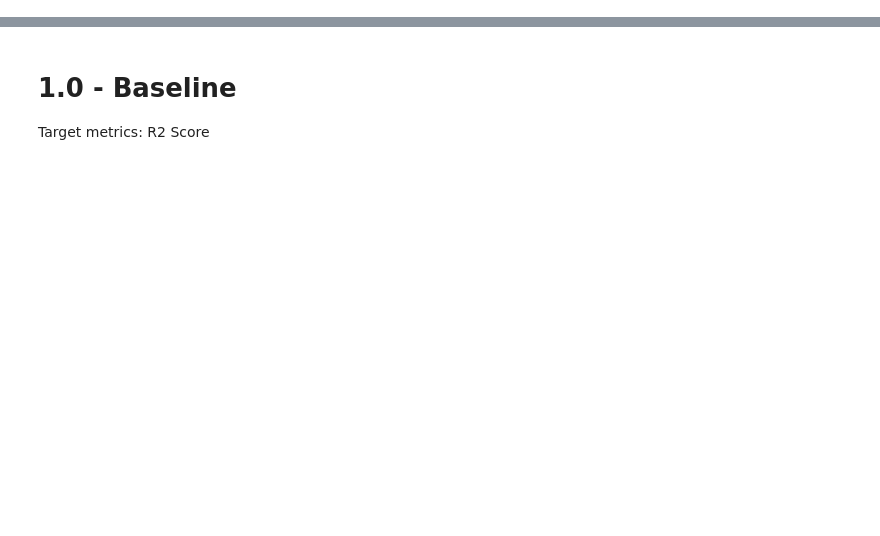
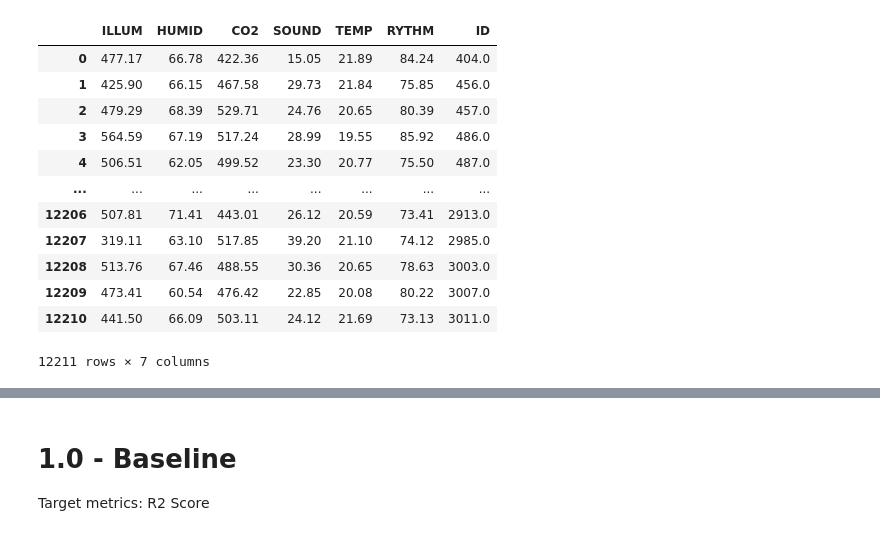
Before and after one commit to MaksonViini/Data-Science-Projects, a Jupyter notebook: Maratona Behind the Code 2021/02_Quanam/quanam.ipynb, the cells around one changed output, grey strips where cells are left out. Drawn from its saved outputs; the diff is of its cells as text; code cells hidden in the pictures; blank space fills up the shorter version.

```diff
--- a/Maratona Behind the Code 2021/02_Quanam/quanam.ipynb
+++ b/Maratona Behind the Code 2021/02_Quanam/quanam.ipynb
@@ -21 +60,17 @@ df = pd.DataFrame(list_json)
 df = df.astype(float)
+# %%
+df
+# %% [output]
+|  | ILLUM | HUMID | CO2 | SOUND | TEMP | RYTHM | ID |
+| 0 | 477.17 | 66.78 | 422.36 | 15.05 | 21.89 | 84.24 | 404.0 |
+| 1 | 425.90 | 66.15 | 467.58 | 29.73 | 21.84 | 75.85 | 456.0 |
+| 2 | 479.29 | 68.39 | 529.71 | 24.76 | 20.65 | 80.39 | 457.0 |
+| 3 | 564.59 | 67.19 | 517.24 | 28.99 | 19.55 | 85.92 | 486.0 |
+| 4 | 506.51 | 62.05 | 499.52 | 23.30 | 20.77 | 75.50 | 487.0 |
+| ... | ... | ... | ... | ... | ... | ... | ... |
+| 12206 | 507.81 | 71.41 | 443.01 | 26.12 | 20.59 | 73.41 | 2913.0 |
+| 12207 | 319.11 | 63.10 | 517.85 | 39.20 | 21.10 | 74.12 | 2985.0 |
+| 12208 | 513.76 | 67.46 | 488.55 | 30.36 | 20.65 | 78.63 | 3003.0 |
+| 12209 | 473.41 | 60.54 | 476.42 | 22.85 | 20.08 | 80.22 | 3007.0 |
+| 12210 | 441.50 | 66.09 | 503.11 | 24.12 | 21.69 | 73.13 | 3011.0 |
+12211 rows × 7 columns
```
Also changed, not shown: parts of 24 cells of this notebook, 5 other files.
